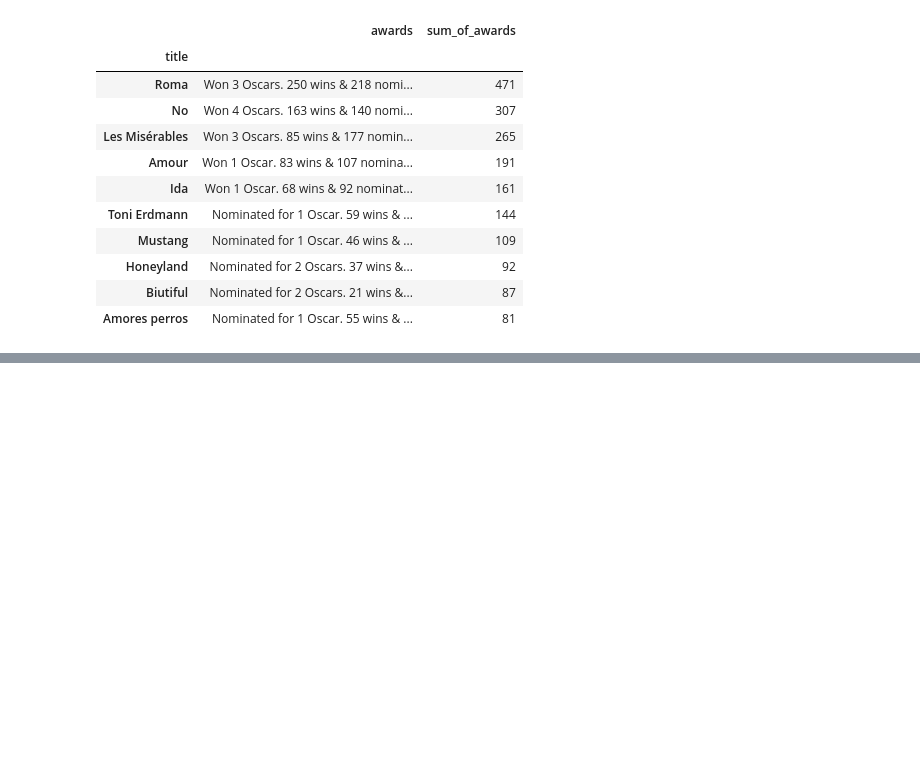
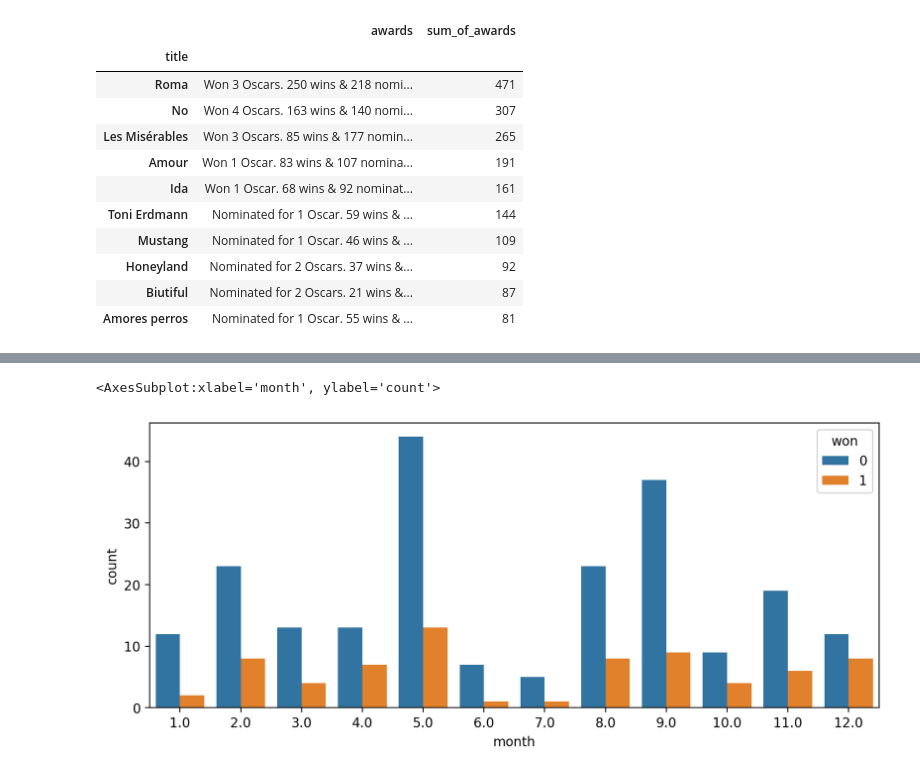
Before and after one commit to madjo92/ds_academyi_proj, a Jupyter notebook: Exploratory Data Analysis.ipynb, the cells around one changed output, grey strips where cells are left out. Saved outputs shown, nothing was run; the diff lists cells and outputs as text; code cells hidden in the pictures; blank space fills up the shorter version.

```diff
--- a/Exploratory Data Analysis.ipynb
+++ b/Exploratory Data Analysis.ipynb
@@ -427,0 +548,6 @@ awards.nlargest(10,'sum_of_awards')
+# %%
+plt.figure(figsize=(10,4),dpi=200)
+sns.countplot(x='month',data=academy,hue='won')
+# %% [output]
+<AxesSubplot:xlabel='month', ylabel='count'>
+[figure, added]
```
Also changed, not shown: parts of 25 cells of this notebook.
